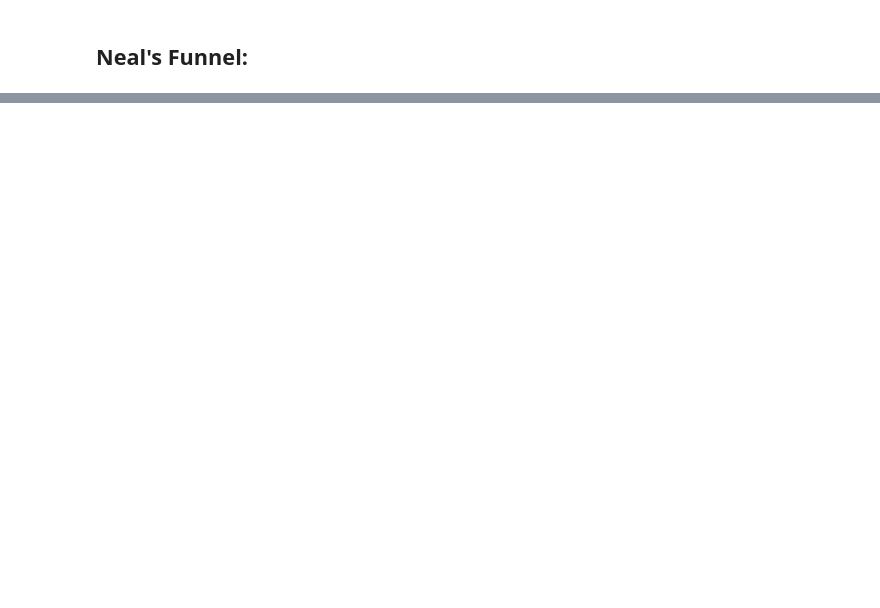
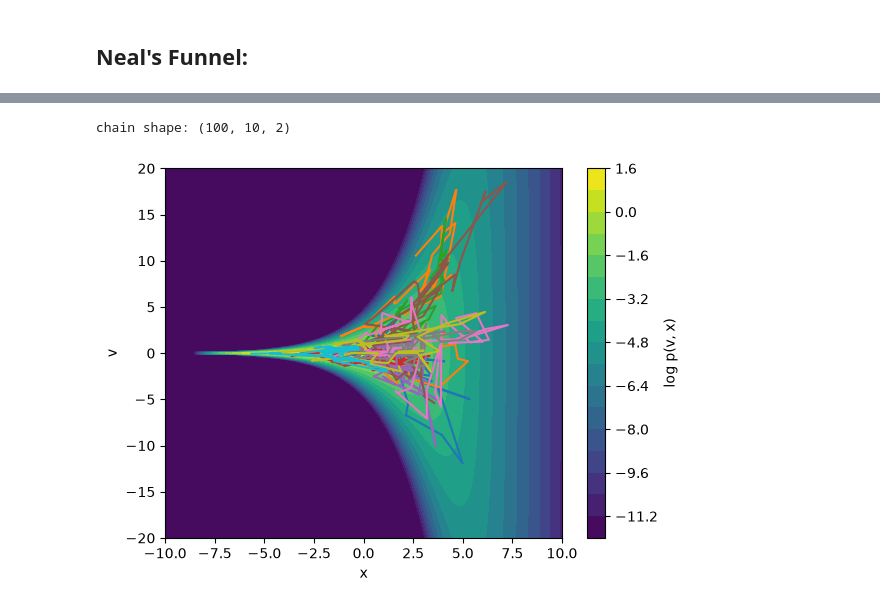
Before and after one commit to nickherrmann8503/Hamiltonian-MC, a Jupyter notebook: tests.ipynb, the cells around one changed output, grey strips where cells are left out. Cells and saved outputs as stored; diff of their text form; code cells hidden in the pictures; blank space fills up the shorter version.

```diff
--- a/tests.ipynb
+++ b/tests.ipynb
@@ -45,2 +149,30 @@ plt.show()
 # %%
 nsteps, nwalkers, ndim = 100, 10, 2
+#burnin = nsteps // 5
+
+X0s = rng.normal(size=(nwalkers,ndim))
+sampler = emcee.EnsembleSampler(nwalkers,ndim,log_neal_funnel)
+
+sampler.run_mcmc(X0s,nsteps,progress=True)
+Xns = sampler.get_chain()
+print("chain shape:",Xns.shape)
+
+for i in range(nwalkers):
+    plt.plot(Xns[:,i,0],Xns[:,i,1])
+
+#plot neals funnel
+x = np.linspace(-20, 20, 300)
+v = np.linspace(-10, 10, 300)
+X, V = np.meshgrid(x, v)
+pos = np.dstack((V, X))
+
+logp = log_neal_funnel(pos)
+
+cf = plt.contourf(V,X, np.maximum(logp, -12), levels=20, cmap="viridis")
+plt.colorbar(cf, label="log p(v, x)")
+plt.xlabel("x")
+plt.ylabel("v")
+plt.show()
+# %% [output]
+chain shape: (100, 10, 2)
+[figure, added]
```
Also changed, not shown: parts of 4 cells of this notebook, 1 other file.
